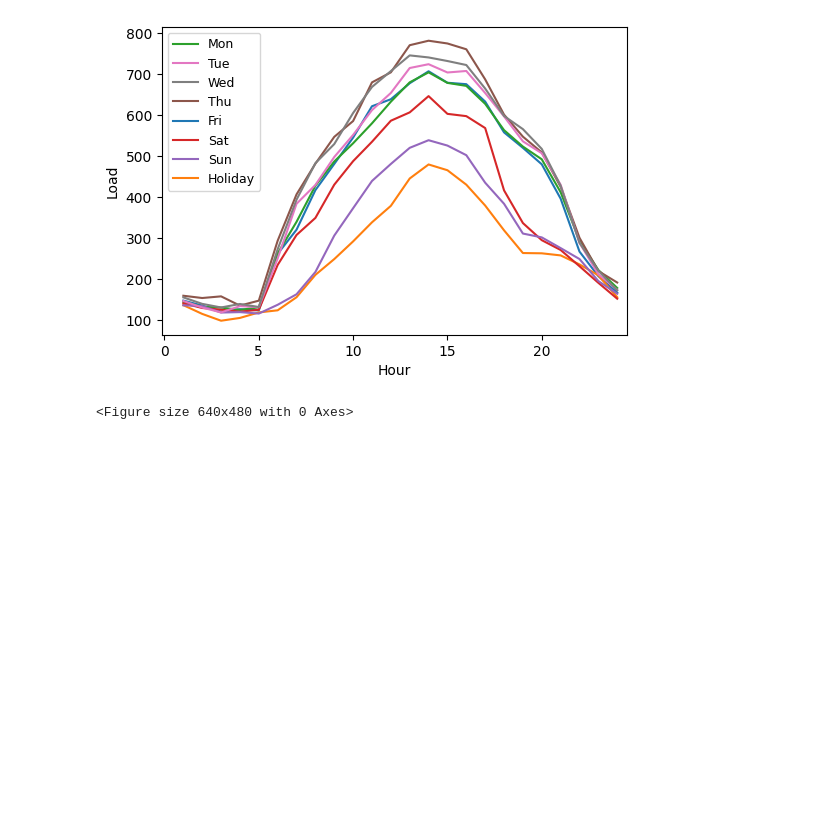
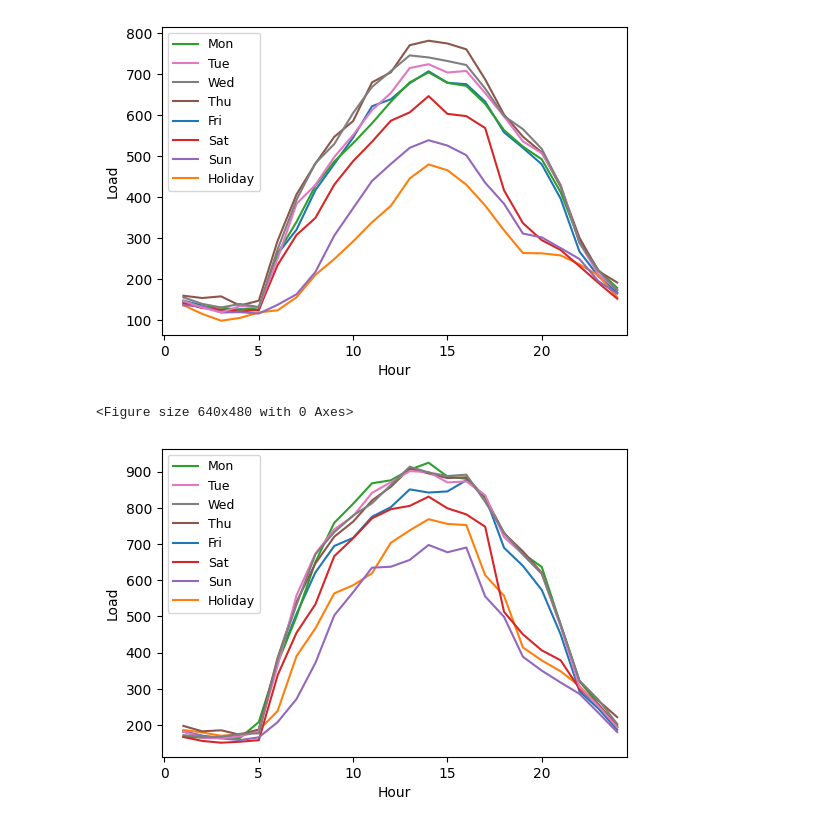
Before and after one commit to jkompan/microgrid, a Jupyter notebook: 1-microgrid-TX-analysis.ipynb, the cells around one changed output. Drawn from its saved outputs; the diff is of its cells as text; code cells hidden in the pictures; blank space fills up the shorter version.

```diff
--- a/1-microgrid-TX-analysis.ipynb
+++ b/1-microgrid-TX-analysis.ipynb
@@ -85,3 +84,17 @@ plt.savefig('./plots/TX_byhour_bydaytype.svg', format='svg')
 # %% [output]
 [figure]
 <Figure size 640x480 with 0 Axes>
+# %%
+plt.figure(figsize=(6,4))
+sns.lineplot(x='Hour',y='Load',hue='DayType',data=df.loc[df['DaylightSavings']==1,:]
+             ,estimator=np.median
+             ,errorbar=None#,palette='muted'
+             )
+
+handles, labels = plt.gca().get_legend_handles_labels()
+plt.legend([handles[labels.index(day_type)] for day_type in day_types]
+           ,day_types,loc='upper left',fontsize=9)
+plt.xlim(xmax=24.5)
+plt.show()
+# %% [output]
+[figure, added]
```
Also changed, not shown: parts of 5 cells of this notebook, 4 other files.
